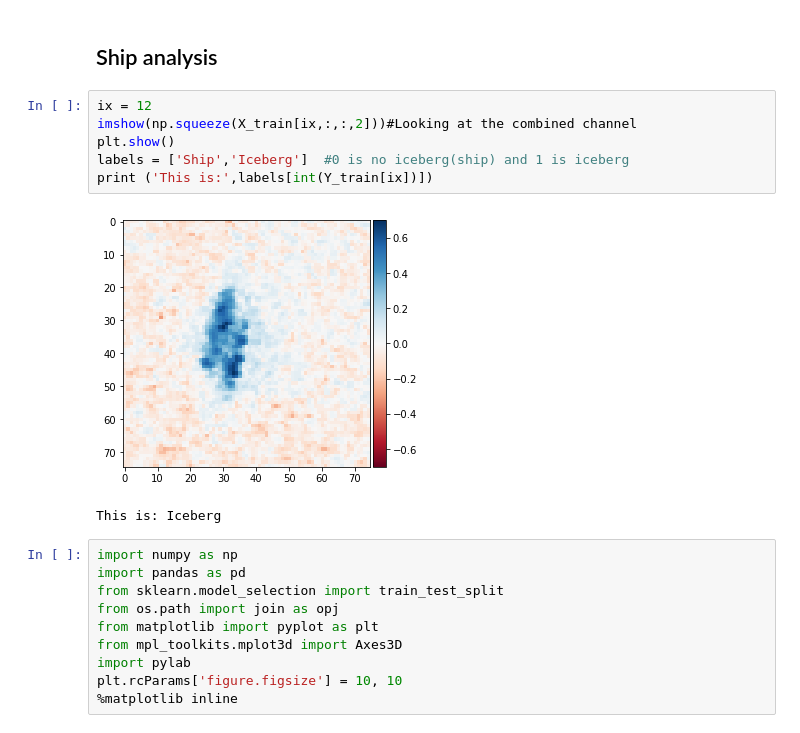
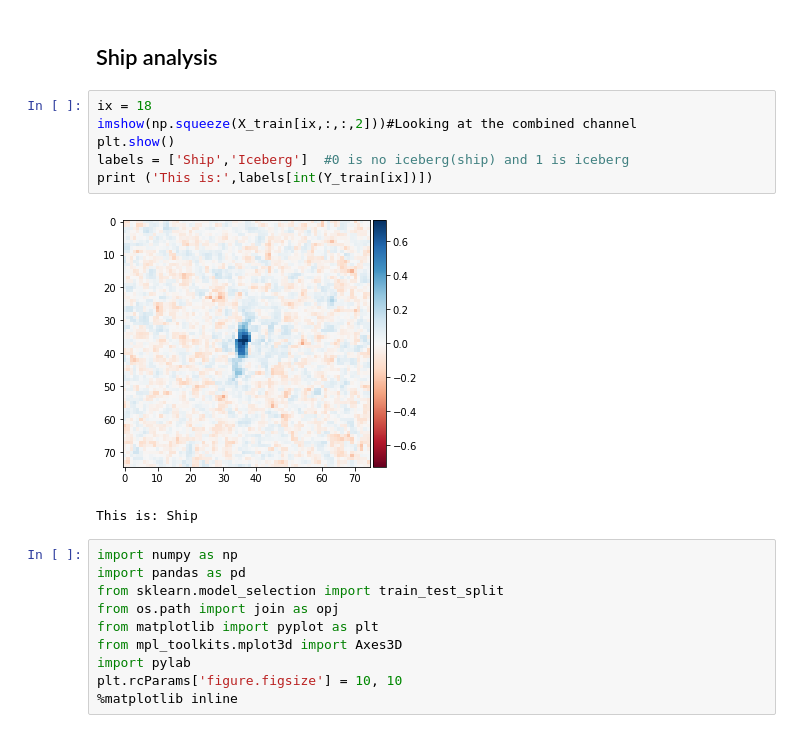
Before and after one commit to camillesauer/ClimateProject---E3, a Jupyter notebook: Data analysis/Data analysis.ipynb, the cells around one changed output. Drawn from its saved outputs; the diff is of its cells as text.

```diff
--- a/Data analysis/Data analysis.ipynb
+++ b/Data analysis/Data analysis.ipynb
@@ -118,14 +118,14 @@ shape of picture: (4113,)
 # %% [markdown]
 ## Ship analysis
 # %%
-ix = 12
+ix = 18
 imshow(np.squeeze(X_train[ix,:,:,2]))#Looking at the combined channel
 plt.show()
 labels = ['Ship','Iceberg']  #0 is no iceberg(ship) and 1 is iceberg
 print ('This is:',labels[int(Y_train[ix])])
 # %% [output]
-[figure, old version]
+[figure, new version]
-This is: Iceberg
+This is: Ship
 # %%
 import numpy as np
 import pandas as pd
```
Also changed, not shown: 1 other file.
